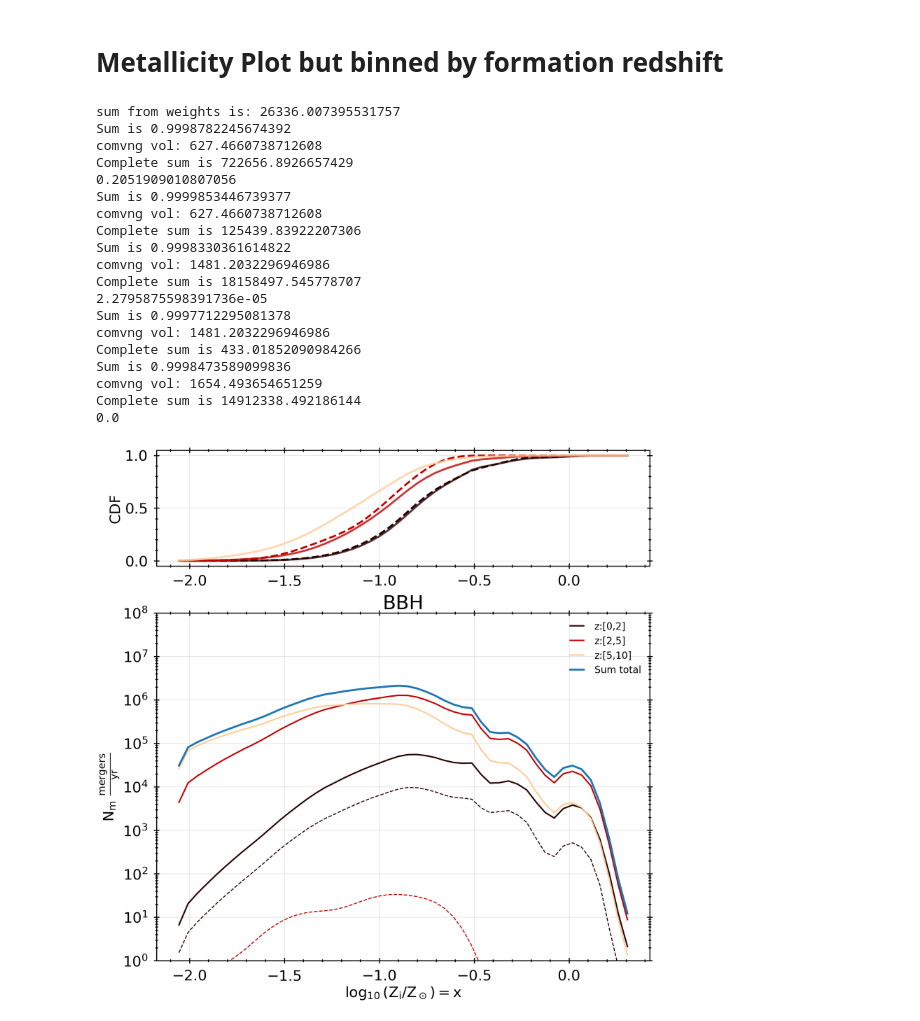
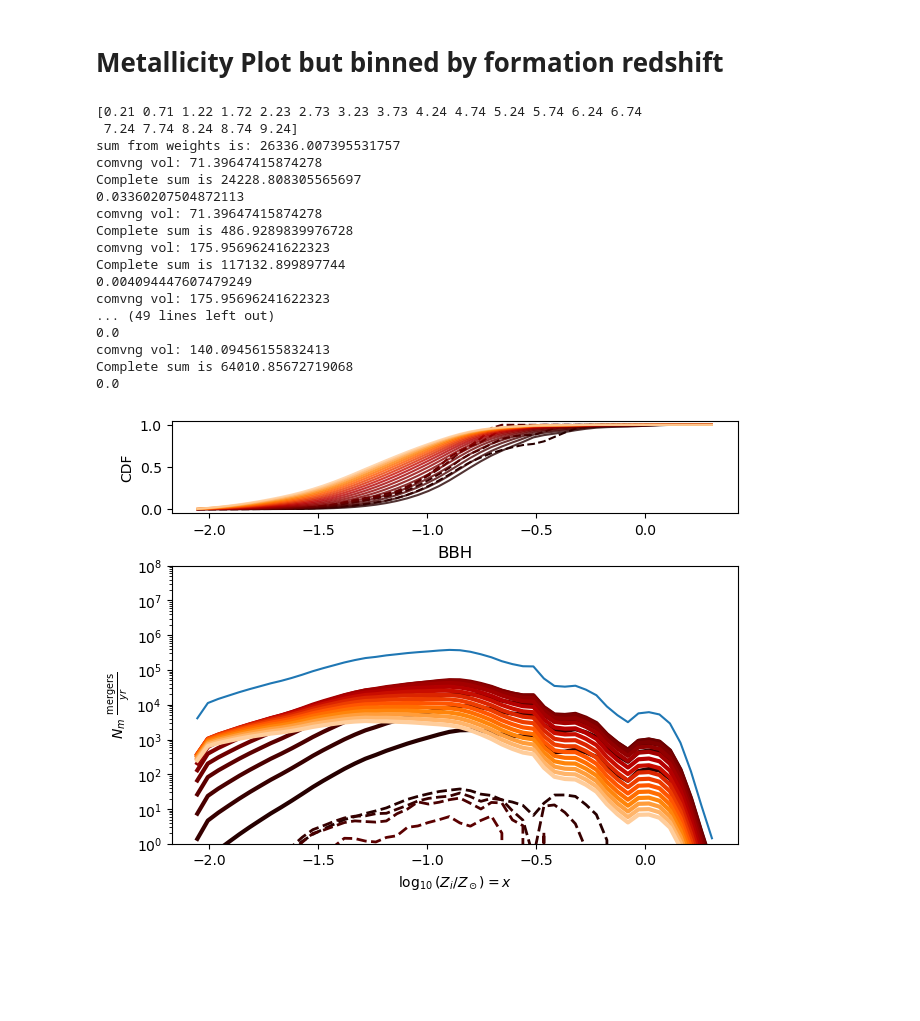
Before and after one commit to stlgolfer/metallicity_mergers, a Jupyter notebook: convolve_test.ipynb, the cells around one changed output. Drawn from its saved outputs; the diff is of its cells as text; code cells hidden in the pictures; blank space fills up the shorter version.

Commit message:
Use all redshift bins for Riemann sum

```diff
--- a/convolve_test.ipynb
+++ b/convolve_test.ipynb
@@ -834,13 +833,13 @@ with open(f'fiducial_{TYPES}.pkl', 'wb') as p:
 
 all_weights = fiducial_plotting_data['all_weights']
 redshifts = fiducial_plotting_data['redshifts']
-
+print(redshifts)
 # sum up to z
 # redshift_edges = np.array([0, 1, 2, 3, 5, 10])#np.linspace(0, 14, 5)#np.logspace(np.log10(0.001), np.log10(14), 5)
-redshift_edges = np.array([0, 2, 5, 10])
+redshift_edges = redshifts#np.array([0, 2, 5, 10])
 def do_metallicity_plot_to_redshift(left, right, color, with_SNR=False, draw_CDF=False, with_label=True):
     z_left = np.digitize(left, redshifts)
-    z_right = np.digitize(right, redshifts)-1
+    z_right = np.digitize(right, redshifts)
     assert z_left >= 0 and z_right >= 0, "Bad redshift bin query"
 
     weights = np.sum(all_weights[:, z_left:z_right], axis=1)
@@ -852,8 +851,9 @@ def do_metallicity_plot_to_redshift(left, right, color, with_SNR=False, draw_CDF
         divisor = snr_block.shape[0]
         weights *= np.sum(snr_block,axis=0)/(snr_block.shape[0]) if divisor > 0 else 0
 
-    if np.allclose(weights,0):
-        return
+    if np.allclose(weights,0) or np.sum(np.isnan(weights))>0:
+        null_bins = np.linspace(np.min(Zm), np.max(Zm), 50)
+        return null_bins, np.zeros_like(null_bins)
     dco_met_hist, dco_met_bins = np.histogram(
         Zm,
         weights=weights,
@@ -866,14 +866,14 @@ def do_metallicity_plot_to_redshift(left, right, color, with_SNR=False, draw_CDF
     #     bins=50
     # )
 
-    dco_metallicity_weighted_kde = stats.gaussian_kde(
-        Zm,
-        weights=weights
-    )
+    # dco_metallicity_weighted_kde = stats.gaussian_kde(
+    #     Zm,
+    #     weights=weights
+    # )
 
     dco_met_bins_midpoints = (dco_met_bins[:-1]+dco_met_bins[1:])/2
     dlogZ = np.diff(dco_met_bins)
-    print(f'Sum is {dco_metallicity_weighted_kde(dco_met_bins_midpoints)@dlogZ}')
+    # print(f'Sum is {dco_metallicity_weighted_kde(dco_met_bins_midpoints)@dlogZ}')
 
     # normalize by using comoving shell
     Vleft = Planck13.comoving_volume(left).to(u.Gpc**3).value
@@ -881,7 +881,8 @@ def do_metallicity_plot_to_redshift(left, right, color, with_SNR=False, draw_CDF
     comoving_volume = Vright - Vleft
     print(f'comvng vol: {comoving_volume}')
 
-    plot_line = dco_metallicity_weighted_kde(dco_met_bins_midpoints)*dlogZ*np.sum(weights)*comoving_volume#*snr
+    # plot_line = dco_metallicity_weighted_kde(dco_met_bins_midpoints)*dlogZ*np.sum(weights)*comoving_volume#*snr
+    plot_line = dco_met_hist*dlogZ*np.sum(weights)*comoving_volume#*snr
     print(f'Complete sum is {np.sum(plot_line)}')
     lab = f'z:[{left},{right}]'
     if with_label:
@@ -903,49 +904,47 @@ print(f'sum from weights is: {np.sum(fiducial_plotting_data['all_weights'])}')
 color_bins = plt.cm.gist_heat(np.linspace(0.1, 0.9, len(redshift_edges)-1))
 alt_color_bins = plt.cm.Greens(np.linspace(0.3, 0.9, len(redshift_edges)-1))
 
 # zm_bins, _ = do_metallicity_plot_to_redshift(0, 10, 'green')
 zm_bins, intrinsic_start = do_metallicity_plot_to_redshift(redshift_edges[0], redshift_edges[1], color_bins[0], draw_CDF=True)
 sum_total = intrinsic_start
 do_metallicity_plot_to_redshift(redshift_edges[0], redshift_edges[1], color_bins[0], with_SNR=True, with_label=False, draw_CDF=True)
 
 for i in range(1, len(redshift_edges)-1):
     _, intrinsic_line = do_metallicity_plot_to_redshift(redshift_edges[i], redshift_edges[i+1], color_bins[i], draw_CDF=True)
     sum_total = sum_total + intrinsic_line
     do_metallicity_plot_to_redshift(redshift_edges[i], redshift_edges[i+1], color_bins[i], with_SNR=True, with_label=False, draw_CDF=True)
 form_ax['Bottom'].plot(zm_bins, sum_total, label='Sum total')
 # assert np.allclose(sum_total, total_plot), "intrinsic sum fail"
 # do_metallicity_plot_to_redshift(0, 5, 'red')
 # do_metallicity_plot_to_redshift(0, 5, 'green', with_SNR=True)
 
 form_ax['Bottom'].set_xlabel(r'$\log_{10}(Z_i/Z_\odot)=x$' if PLOT_Z_LOG else r'$Z_i/Z_\odot=x$')
 
 # form_ax.set_ylabel(r'$dN(x)*\int_{z_1}^{z_2} dz \frac{dR_m}{dz}$')
 form_ax['Bottom'].set_ylabel(r'$N_m~\frac{\text{mergers}}{yr}$')
 form_ax['Bottom'].set_yscale('log')
 form_ax['Bottom'].set_title(f'{TYPES}')
 form_ax['Bottom'].set_ylim(1, 1e8)
-form_ax['Bottom'].legend()
+# form_ax['Bottom'].legend()
 form_ax['Top'].set_ylabel('CDF')
 # form_ax['SNR'].set_ylabel('With SNR CDF')
 form_fig.show()
 # %% [output]
+[0.21 0.71 1.22 1.72 2.23 2.73 3.23 3.73 4.24 4.74 5.24 5.74 6.24 6.74
+ 7.24 7.74 8.24 8.74 9.24]
 sum from weights is: 26336.007395531757
-Sum is 0.9998782245674392
-comvng vol: 627.4660738712608
-Complete sum is 722656.8926657429
-0.2051909010807056
-Sum is 0.9999853446739377
-comvng vol: 627.4660738712608
-Complete sum is 125439.83922207306
-Sum is 0.9998330361614822
-comvng vol: 1481.2032296946986
-Complete sum is 18158497.545778707
-2.2795875598391736e-05
-Sum is 0.9997712295081378
-comvng vol: 1481.2032296946986
-Complete sum is 433.01852090984266
-Sum is 0.9998473589099836
-comvng vol: 1654.493654651259
-Complete sum is 14912338.492186144
+comvng vol: 71.39647415874278
+Complete sum is 24228.808305565697
+0.03360207504872113
+comvng vol: 71.39647415874278
+Complete sum is 486.9289839976728
+comvng vol: 175.95696241622323
+Complete sum is 117132.899897744
+0.004094447607479249
+comvng vol: 175.95696241622323
+... (49 lines left out)
 0.0
+comvng vol: 140.09456155832413
+Complete sum is 64010.85672719068
+0.0
-[figure, old version]
+[figure, new version]
```
Also changed, not shown: parts of 3 cells of this notebook, 1 other file.
